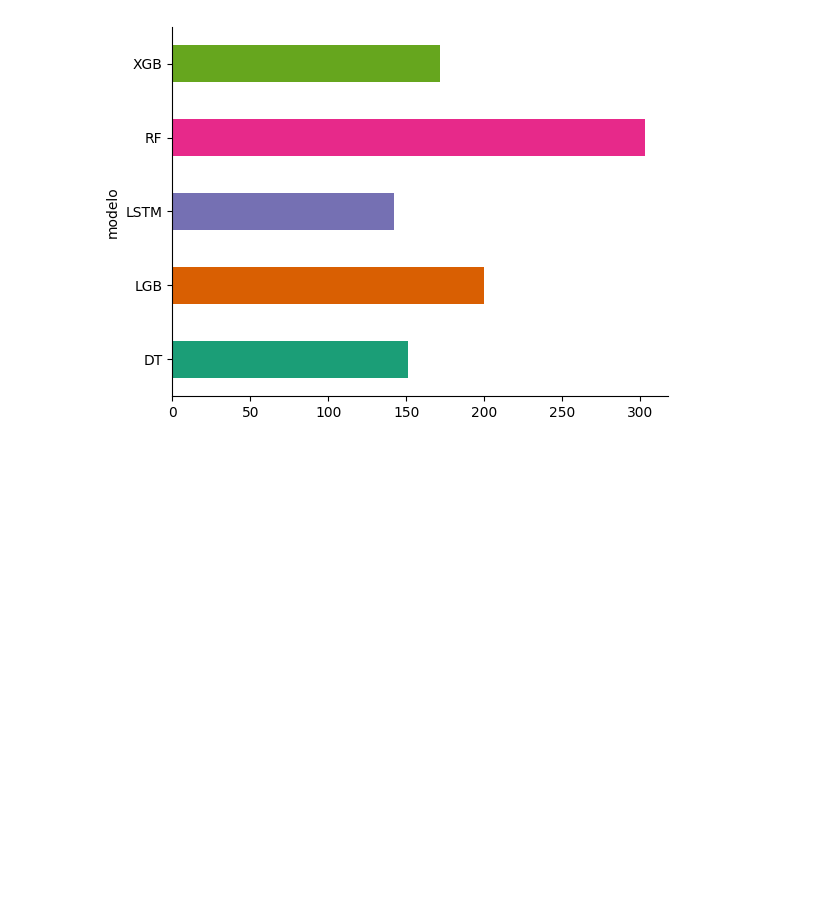
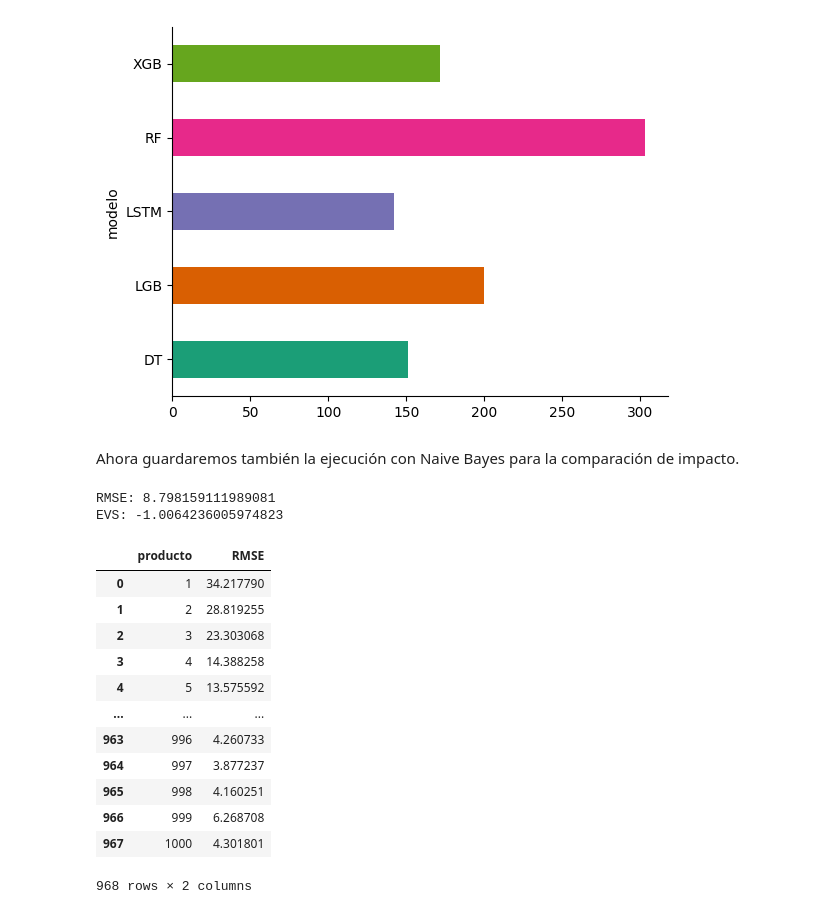
Before and after one commit to sebascm/TFM_Source_Code, a Jupyter notebook: TFM_PEC3_Preprocesado_Entrenamiento.ipynb, the cells around one changed output. Saved outputs shown, nothing was run; the diff lists cells and outputs as text; code cells hidden in the pictures; blank space fills up the shorter version.

```diff
--- a/TFM_PEC3_Preprocesado_Entrenamiento.ipynb
+++ b/TFM_PEC3_Preprocesado_Entrenamiento.ipynb
@@ -2592,9 +2593,9 @@ y_test = test['udsVenta']
 
 # Definir el rango de hiperparámetros a probar para LightGBM
 param_grid_lgb = {
-    'num_leaves': [100],
-    'learning_rate': [0.01, 0.05],
-    'n_estimators': [100]
+    'num_leaves': [31, 50, 100],
+    'learning_rate': [0.1, 0.2, 0.01],
+    'n_estimators': [100, 150, 200]
 }
 
 # Inicializar el modelo LightGBM
@@ -2801,3 +2761,45 @@ best_rmse_by_ml.groupby('modelo').size().plot(kind='barh', color=sns.palettes.mp
 plt.gca().spines[['top', 'right',]].set_visible(False)
 # %% [output]
 [figure]
+# %% [markdown]
+Ahora guardaremos también la ejecución con Naive Bayes para la comparación de impacto.
+# %%
+# Crear y entrenar el modelo Naive Bayes Gaussiano
+nb_model = GaussianNB()
+nb_model.fit(X_train, y_train)
+
+# Realizar predicciones en el conjunto de prueba
+predicciones_nb = nb_model.predict(X_test)
+
+# Calcular el error cuadrático medio (RMSE)
+rmse = np.sqrt(mean_squared_error(y_test, predicciones_nb))
+print("RMSE:", rmse)
+
+# Calcular el Explained Variance Score (EVS)
+evs = explained_variance_score(y_test, predicciones_nb)
+print("EVS:", evs)
+# %% [output]
+RMSE: 8.798159111989081
+EVS: -1.0064236005974823
+# %%
+# Crear un DataFrame con los resultados
+resultados_nb = test[['idSecuencia', 'producto', 'udsVenta']].copy()
+resultados_nb['udsVenta_predichas'] = predicciones_nb
+rmse_por_producto_nb = resultados_nb.groupby('producto').apply(lambda x: np.sqrt(mean_squared_error(x['udsVenta'], x['udsVenta_predichas']))).reset_index()
+rmse_por_producto_nb.columns = ['producto', 'RMSE']
+# %%
+rmse_por_producto_nb
+# %% [output]
+|  | producto | RMSE |
+| 0 | 1 | 34.217790 |
+| 1 | 2 | 28.819255 |
+| 2 | 3 | 23.303068 |
+| 3 | 4 | 14.388258 |
+| 4 | 5 | 13.575592 |
+| ... | ... | ... |
+| 963 | 996 | 4.260733 |
+| 964 | 997 | 3.877237 |
+| 965 | 998 | 4.160251 |
+| 966 | 999 | 6.268708 |
+| 967 | 1000 | 4.301801 |
+968 rows × 2 columns
```
Also changed, not shown: parts of 5 cells of this notebook.
